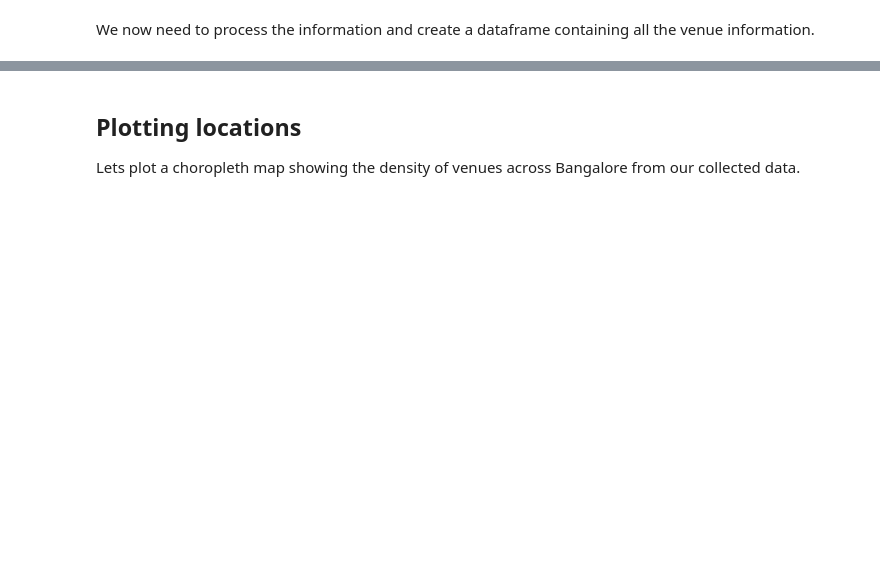
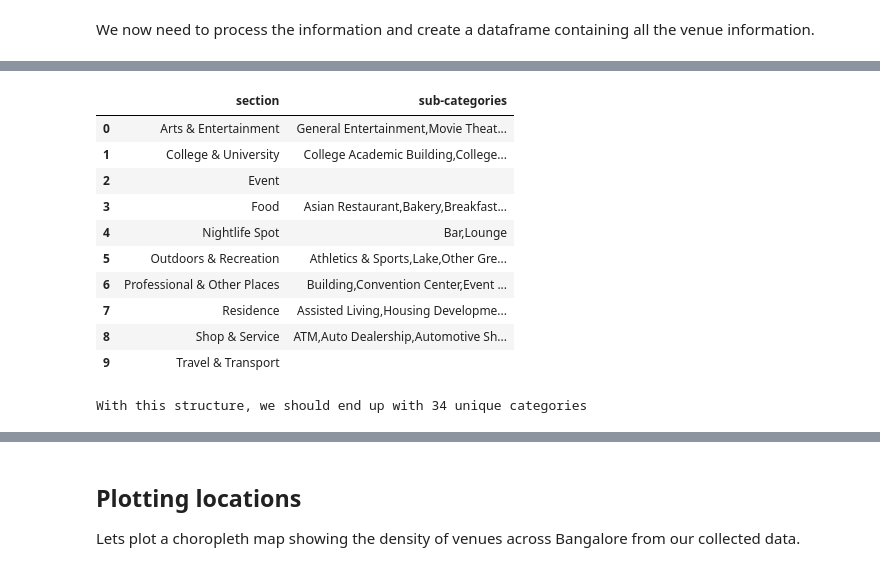
Before and after one commit to ngjoseph/Coursera_Capstone, a Jupyter notebook: notebooks/04_bangalore_foursquare_data.ipynb, the cells around one changed output, grey strips where cells are left out. Cells and saved outputs as stored; diff of their text form; code cells hidden in the pictures; blank space fills up the shorter version.

```diff
--- a/notebooks/04_bangalore_foursquare_data.ipynb
+++ b/notebooks/04_bangalore_foursquare_data.ipynb
@@ -302,0 +308,80 @@ Name: venue_id, dtype: int64
+# %%
+sub_categories = []
+top_level = []
+for top in top_level_cats:
+    top_level.append(top['name'])
+    cat_list = []
+    for sub_level in top['categories']:
+        try:
+            venue_count = venues_per_cat[sub_level['name']]
+        except KeyError:
+            venue_count = 0
+        child_cats = nested_lookup('name', sub_level['categories'])
+        for child in child_cats:
+            try:
+                venue_count += venues_per_cat[child]
+            except KeyError:
+                continue # If key not found in dataset, skip iteration
+        # Display in table only if more than threshold number of venues found
+        if venue_count > 50:
+            cat_list.append(sub_level['name'])
+    sub_categories.append(','.join(cat_list))
+
+pd.options.display.max_colwidth = 500
+
+pd.DataFrame({
+    'section': top_level,
+    'sub-categories': sub_categories,
+})
+# %% [output]
+|  | section | sub-categories |
+| 0 | Arts & Entertainment | General Entertainment,Movie Theat... |
+| 1 | College & University | College Academic Building,College... |
+| 2 | Event |  |
+| 3 | Food | Asian Restaurant,Bakery,Breakfast... |
+| 4 | Nightlife Spot | Bar,Lounge |
+| 5 | Outdoors & Recreation | Athletics & Sports,Lake,Other Gre... |
+| 6 | Professional & Other Places | Building,Convention Center,Event ... |
+| 7 | Residence | Assisted Living,Housing Developme... |
+| 8 | Shop & Service | ATM,Auto Dealership,Automotive Sh... |
+| 9 | Travel & Transport |  |
+# %%
+# List sub-categories to retain, grouping sub-categories where possible
+# Dictionary where each value (list of labels) will be mapped to the corresponding key
+sub_category_list = {
+    'Movie Theater': ['Movie Theater'],
+    # Food
+    'Asian Restaurant': ['Asian Restaurant'],
+    'Indian Restaurant': ['Indian Restaurant'],
+    'Vegetarian / Vegan Restaurant': ['Vegetarian / Vegan Restaurant'],
+    'Bakery & Dessert': ['Bakery', 'Dessert Shop'],
+    'Cafeteria': ['Cafeteria', 'Food Court'],
+    'Fast Food': ['Fast Food Restaurant', 'Fried Chicken Joint', 'Burger Joint'],
+    'Quick Bites': ['Bakery', 'Food Truck', 'Snack Place'],
+    'Coffee & Tea': ['Café', 'Coffee Shop', 'Tea Room', 'Juice Bar'],
+    # Recreation
+    'Athletics & Sports': ['Athletics & Sports', 'Pool'],
+    # Professional
+    'Medical Center': ['Medical Center'],
+    'School': ['School'],
+    'Spiritual Center': ['Spiritual Center'],
+    'Factory': ['Factory'],
+    'Office': ['Office'],
+    # Shops
+    'ATM': ['ATM'],
+    'Automotive Shop': ['Auto Dealership', 'Automotive Shop', 'Bike Shop', 'Car Wash', 'Motorcycle Shop'],
+    'Groceries' : ['Convenience Store', 'Department Store', 'Smoke Shop', 'Food & Drink Shop', 'Market'],
+    'Bank': ['Bank'],
+    'Electronics Store': ['Electronics Store', 'Mobile Phone Shop'],
+    'Medical Store': ['Pharmacy', 'Optical Shop'],
+    'Salon': ['Salon / Barbershop', 'Spa'],
+    'Shopping Mall': ['Shopping Mall'],
+    'Clothing & Jewelry': ['Clothing Store', 'Jewelry Store'],
+    'Gas Station': ['Gas Station'],
+}
+
+print('With this structure, we should end up with {} unique categories'.format(
+    len(sub_category_list) + len(category_list)
+))
+# %% [output]
+With this structure, we should end up with 34 unique categories
```
Also changed, not shown: parts of 20 cells of this notebook, 8 other files.
